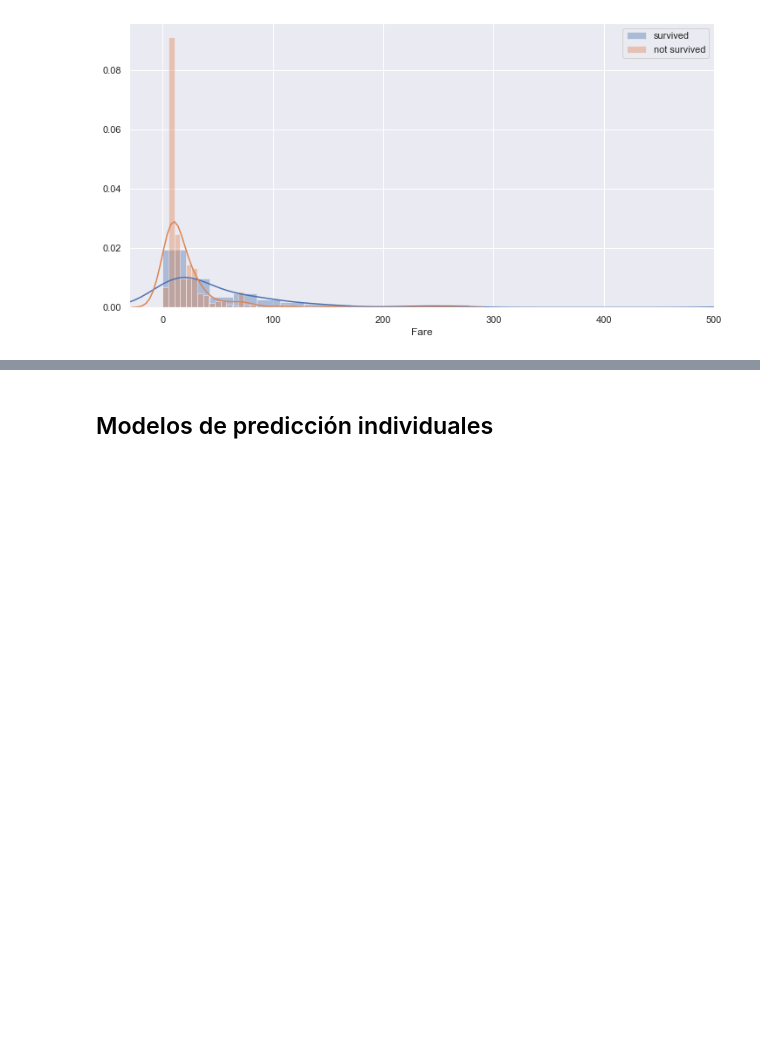
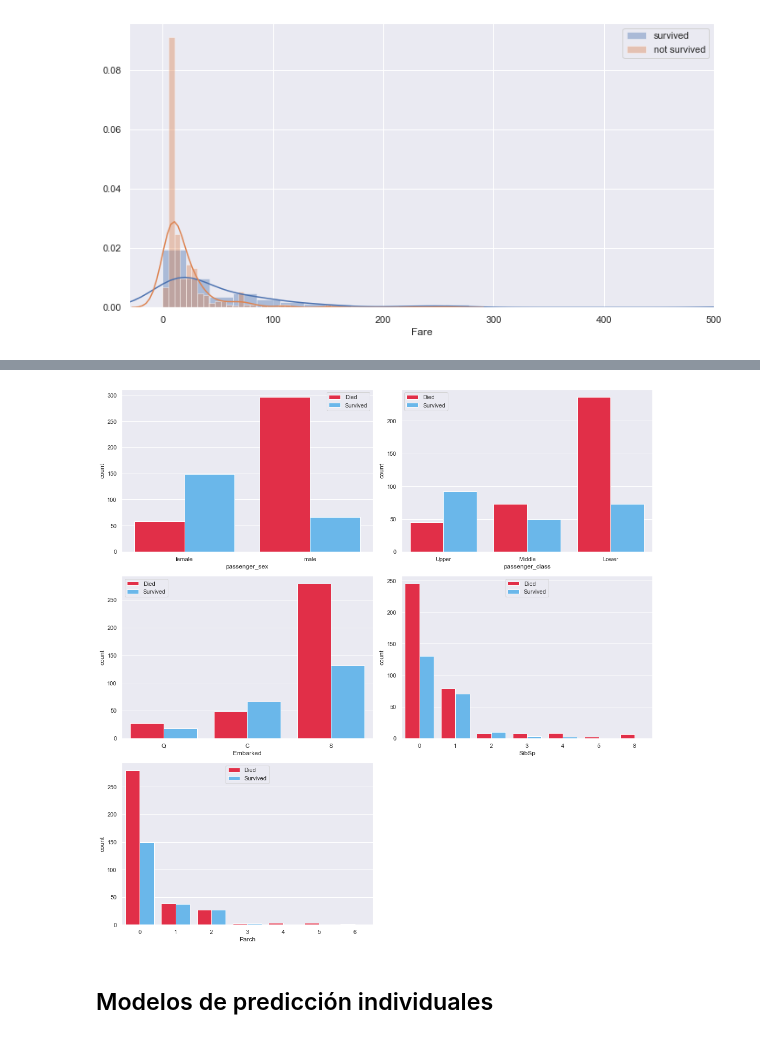
Before and after one commit to gallowstree/machine-learning-labs-2020, a Jupyter notebook: titanic-project/titanic-project.ipynb, the cells around one changed output, grey strips where cells are left out. Drawn from its saved outputs; the diff is of its cells as text; code cells hidden in the pictures; blank space fills up the shorter version.

```diff
--- a/titanic-project/titanic-project.ipynb
+++ b/titanic-project/titanic-project.ipynb
@@ -238,3 +249,20 @@ plt.show()
+# %%
+features = ['passenger_sex', 'passenger_class', 'Embarked', 'SibSp', 'Parch']
+xticks = {'passenger_sex' : ['female', 'male'], 'passenger_class' : ['Upper', 'Middle', 'Lower'], 'Embarked' : ['Q', 'C', 'S']}
+
+for i, feat in enumerate(features, 1):
+    ax = plt.subplot(3,2,i)
+    ax.get_figure().set_size_inches(15,15)
+    cax = sns.countplot(x=feat, data=train_set, hue='passenger_survived', palette=['#f13', '#5bf'])
+    plt.legend(['Died',  'Survived'])
+    ticks = xticks.get(feat)
+    if ticks:
+        cax.set_xticklabels(ticks)
+
+plt.tight_layout()
+plt.show()
+# %% [output]
+[figure, added]
 # %% [markdown]
 ## Modelos de predicción individuales
 # %% [markdown]
```
Also changed, not shown: parts of 1 cell of this notebook.
